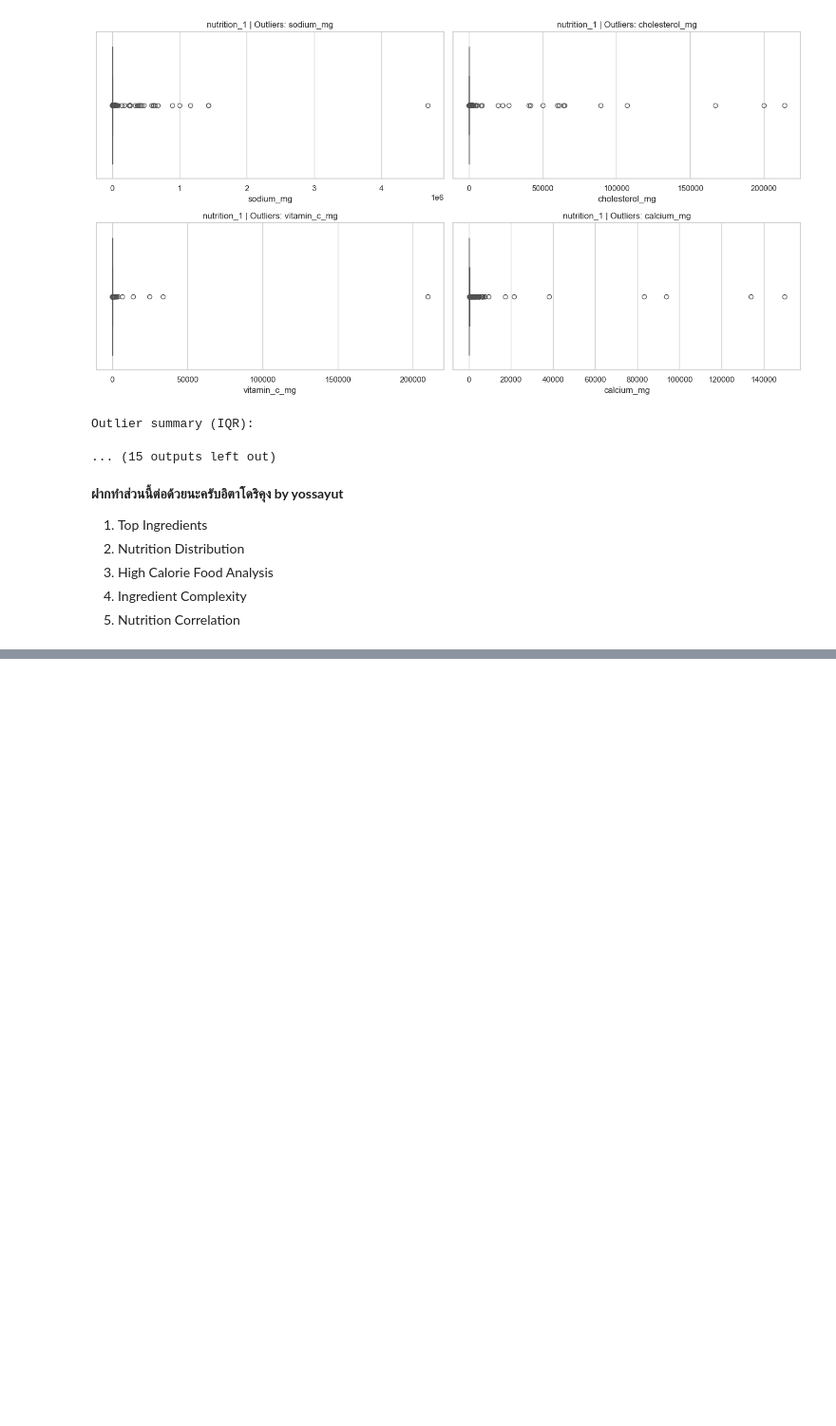
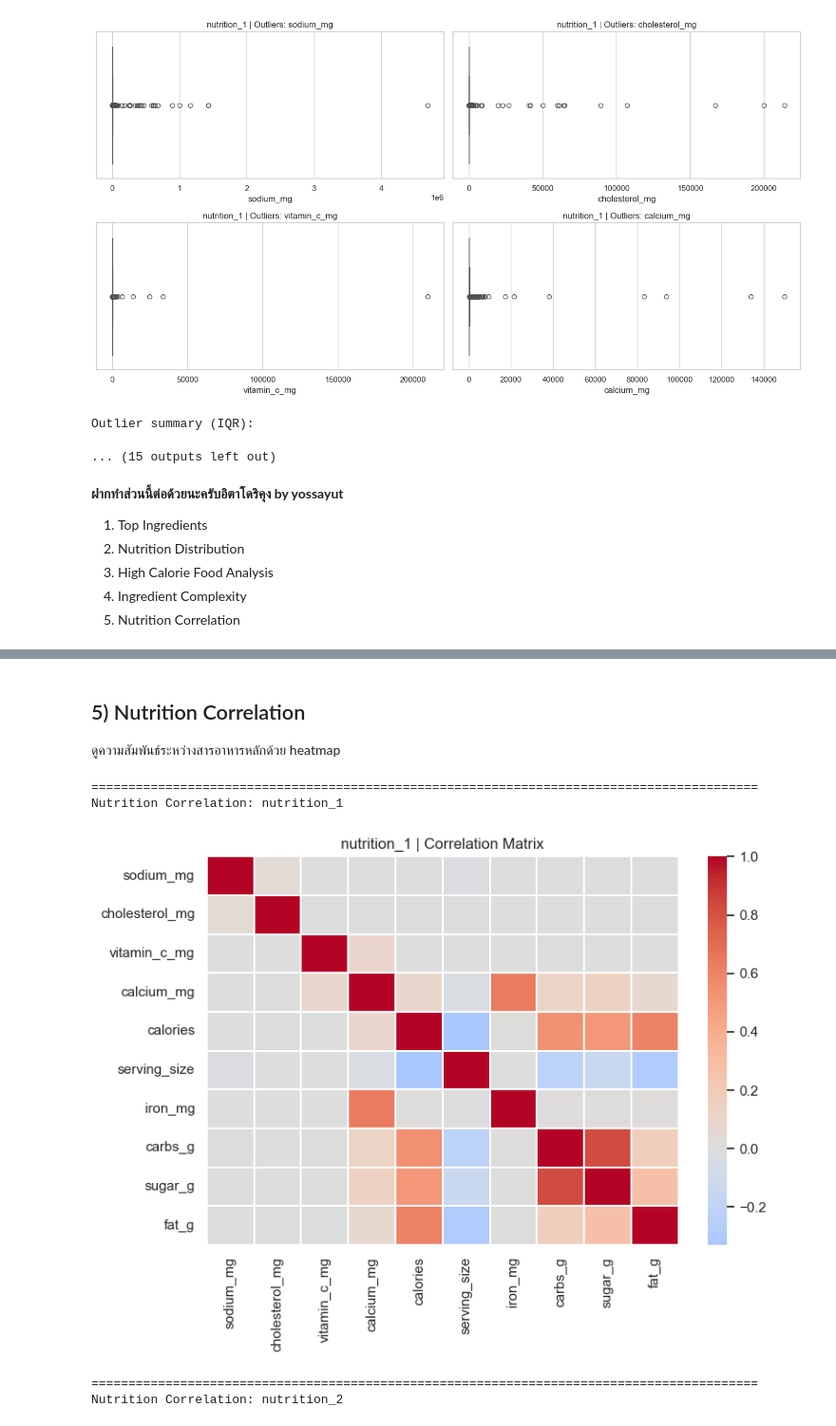
Before and after one commit to YossayutRT/Welly-AI-Final-Project-, a Jupyter notebook: Notebooks/eda.ipynb, the cells around one changed output, grey strips where cells are left out. Shown at 95% size. Drawn from its saved outputs; the diff is of its cells as text; code cells hidden in the pictures; blank space fills up the shorter version.

```diff
--- a/Notebooks/eda.ipynb
+++ b/Notebooks/eda.ipynb
@@ -326,0 +700,53 @@ Outlier summary (IQR):
+# %% [markdown]
+## 5) Nutrition Correlation
+
+ดูความสัมพันธ์ระหว่างสารอาหารหลักด้วย heatmap
+# %%
+# 5) Nutrition Correlation
+nutrition_datasets = {
+    "nutrition_1": nutrition_1,
+    "nutrition_2": nutrition_2,
+}
+
+for name, df in nutrition_datasets.items():
+    print("=" * 90)
+    print(f"Nutrition Correlation: {name}")
+
+    num_df = df.select_dtypes(include=np.number).copy()
+    if num_df.empty:
+        print("No numeric columns found.")
+        continue
+
+    keep_cols = []
+    for col in num_df.columns:
+        col_lower = str(col).lower()
+        is_id_like = col_lower.startswith("unnamed") or col_lower == "id" or col_lower.endswith("_id")
+        is_constant = num_df[col].nunique(dropna=True) <= 1
+        if not is_id_like and not is_constant:
+            keep_cols.append(col)
+
+    num_df = num_df[keep_cols]
+    if num_df.shape[1] < 2:
+        print("Not enough numeric columns for correlation.")
+        continue
+
+    corr_cols = num_df.std(numeric_only=True).sort_values(ascending=False).head(10).index.tolist()
+    corr = num_df[corr_cols].corr(numeric_only=True)
+
+    plt.figure(figsize=(8, 6))
+    if sns is not None:
+        sns.heatmap(corr, cmap="coolwarm", center=0, linewidths=0.3, annot=False)
+    else:
+        plt.imshow(corr, cmap="coolwarm", aspect="auto")
+        plt.colorbar(label="Correlation")
+        plt.xticks(range(len(corr.columns)), corr.columns, rotation=90)
+        plt.yticks(range(len(corr.index)), corr.index)
+    plt.title(f"{name} | Correlation Matrix")
+    plt.tight_layout()
+    plt.show()
+# %% [output]
+==========================================================================================
+Nutrition Correlation: nutrition_1
+[figure, added]
+==========================================================================================
+Nutrition Correlation: nutrition_2
```
Also changed, not shown: parts of 9 cells of this notebook.
